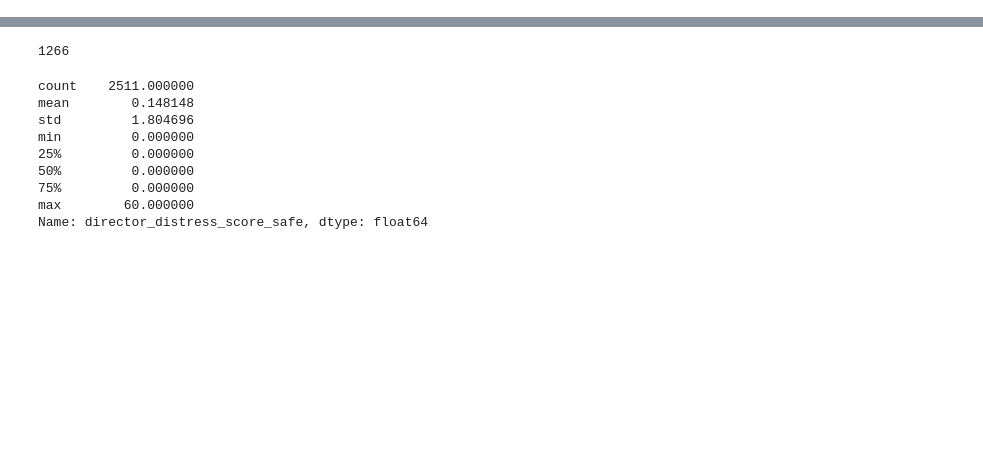
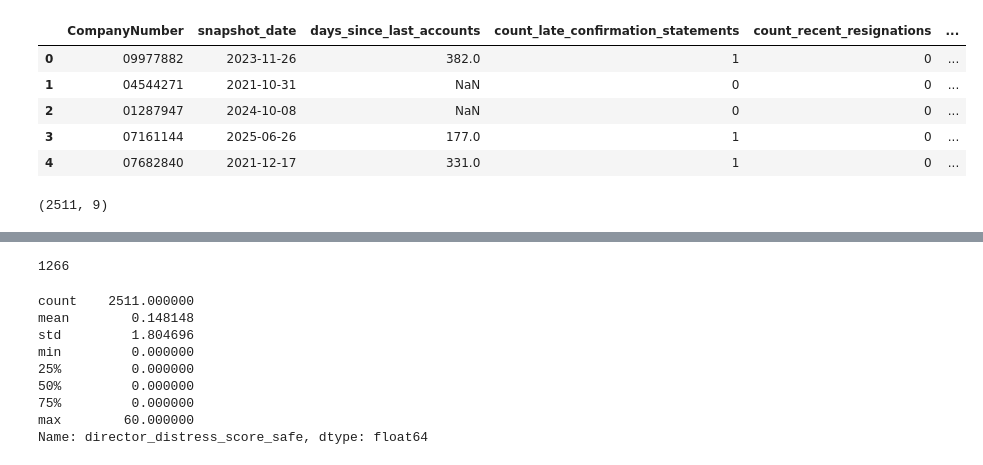
Before and after one commit to mohammadadnann/uk-business-risk-score, a Jupyter notebook: notebooks/04_features_and_modelling.ipynb, the cells around one changed output, grey strips where cells are left out. Drawn from its saved outputs; the diff is of its cells as text; code cells hidden in the pictures; blank space fills up the shorter version.

Commit message:
Reorganized features, modelling, and SHAP into clean, linear notebooks

```diff
--- a/notebooks/05_modelling.ipynb
+++ b/notebooks/04_features_and_modelling.ipynb
@@ -454,0 +305,6 @@ len(live_final)
+# %%
+# Building the company age feature: age in years as of the snapshot date.
+def company_age_years(profile: dict, snapshot_date: pd.Timestamp) -> float:
+    """Return the company's age in years at the snapshot date."""
+    incorporated = pd.to_datetime(profile["date_of_creation"])
+    return (snapshot_date - incorporated).days / 365.25
@@ -454,0 +362,22 @@ len(live_final)
+# %%
+# Building the features table for live companies.
+live_rows = []
+for _, row in live_final.iterrows():
+    number = row["CompanyNumber"]
+    snapshot = row["snapshot_date"]
+    data = json.loads((Path("../data/raw") / f"{number}.json").read_text())
+    filtered = filter_before_snapshot(data, snapshot)
+
+    live_rows.append({
+        "CompanyNumber": number,
+        "snapshot_date": snapshot,
+        "days_since_last_accounts": days_since_last_accounts(filtered["filings"], snapshot),
+        "count_late_confirmation_statements": count_late_confirmation_statements(filtered["filings"]),
+        "count_recent_resignations": count_recent_resignations(filtered["officers"], snapshot),
+        "count_new_charges": count_new_charges(filtered["filings"], snapshot),
+        "company_age_years": company_age_years(filtered["profile"], snapshot),
+        "longest_filing_gap": longest_filing_gap(filtered["filings"], snapshot),
+        "is_failed": 0,
+    })
+
+len(live_rows)
@@ -454,0 +386,4 @@ len(live_final)
+# %%
+# Combining failed and live features into one table.
+features_df = pd.DataFrame(failed_rows + live_rows)
+features_df.shape
@@ -454,0 +392,5 @@ len(live_final)
+# %%
+# Excluding failed companies whose snapshot date falls before their
+# incorporation date (companies that failed within 12 months of starting).
+features_df = features_df[features_df["company_age_years"] >= 0].copy()
+features_df.shape
@@ -454,0 +413,17 @@ len(live_final)
+# %%
+# Looking at the assembled table before any cleaning, to sanity check it.
+features_df.head()
+# %% [output]
+|  | CompanyNumber | snapshot_date | days_since_last_accounts | count_late_confirmation_statements | count_recent_resignations | ... |
+| 0 | 09977882 | 2023-11-26 | 382.0 | 1 | 0 | ... |
+| 1 | 04544271 | 2021-10-31 | NaN | 0 | 0 | ... |
+| 2 | 01287947 | 2024-10-08 | NaN | 0 | 0 | ... |
+| 3 | 07161144 | 2025-06-26 | 177.0 | 1 | 0 | ... |
+| 4 | 07682840 | 2021-12-17 | 331.0 | 1 | 0 | ... |
+# %%
+# Excluding failed companies whose snapshot date falls before their
+# incorporation date (companies that failed within 12 months of starting).
+features_df = features_df[features_df["company_age_years"] >= 0].copy()
+features_df.shape
+# %% [output]
+(2511, 9)
```
Also changed, not shown: parts of 108 cells of this notebook, 4 other files.
